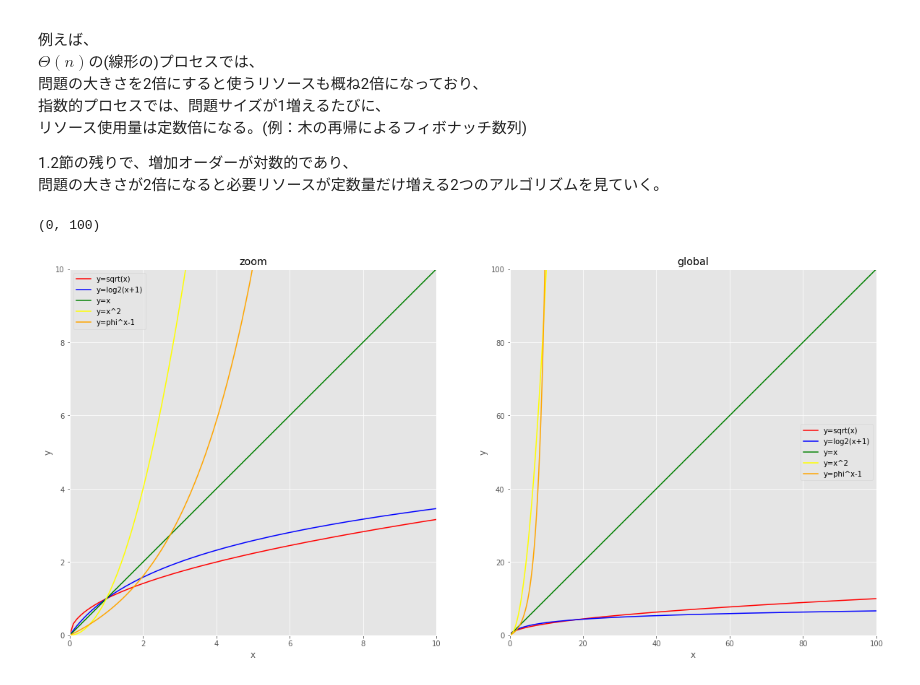
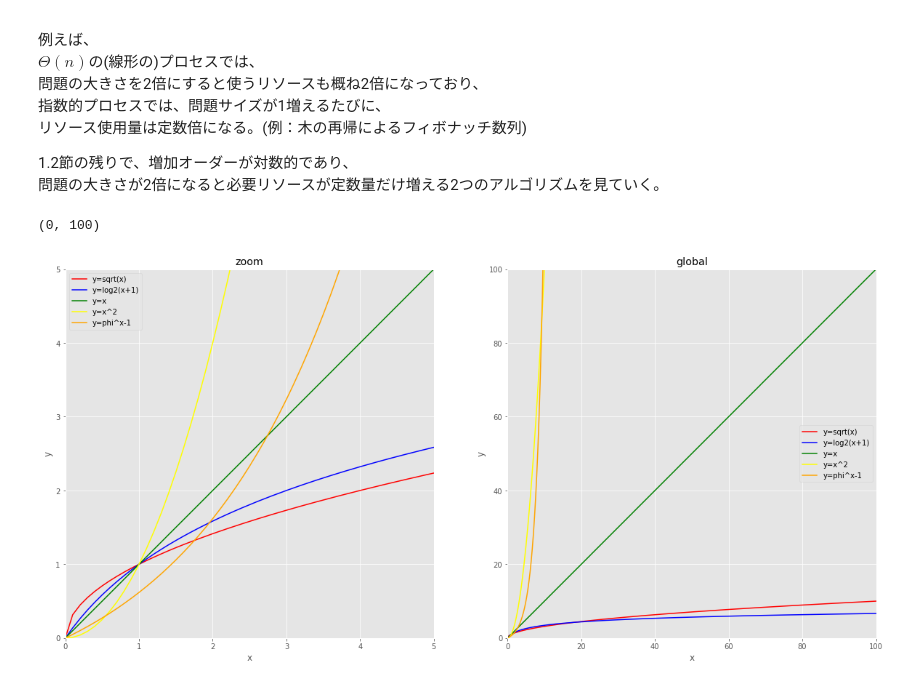
Before and after one commit to tokits/sicp-study, a Jupyter notebook: texts/1.2.3.ipynb, the cells around one changed output. Saved outputs shown, nothing was run; the diff lists cells and outputs as text; code cells hidden in the pictures.

```diff
--- a/texts/1.2.3.ipynb
+++ b/texts/1.2.3.ipynb
@@ -74,33 +74,33 @@ f_y5 = 1.6180**x-1
 
 #plt.figure(figsize=(100,100))
 #g = plt.subplot()
 fig, axes = plt.subplots(nrows=1, ncols=2, sharex=False, figsize=(20,10))
 
 for i in range(2):
     axes[i].plot(x,f_y1, color="red", label="y=sqrt(x)")
     axes[i].plot(x,f_y2, color="blue", label="y=log2(x+1)")
     axes[i].plot(x,f_y3, color="green", label="y=x")
     axes[i].plot(x,f_y4, color="yellow", label="y=x^2")
     axes[i].plot(x,f_y5, color="orange", label="y=phi^x-1")
     axes[i].set_aspect('equal')
     axes[i].legend()  # 凡例を表示
     axes[i].set_xlabel('x')
     axes[i].set_ylabel('y')
 
 axes[0].set_title('zoom')
-axes[0].set_ylim([0,10])
-axes[0].set_xlim([0,10])
+axes[0].set_ylim([0,5])
+axes[0].set_xlim([0,5])
 
 axes[1].set_title('global')
 axes[1].set_ylim([0,100])
 axes[1].set_xlim([0,100])
 
 #g2 = plt.subplot(g)
 #g2.set_ylim([0,100])
 #g2.set_xlim([0,100])
 
 #axes[0].xlabel('x')  # x軸のラベルを表示する
 #axes[0].ylabel('y', rotation=0)  # y軸のラベルを表示する
 # %% [output]
 (0, 100)
-[figure, old version]
+[figure, new version]
```
Also changed, not shown: 22 other files.
